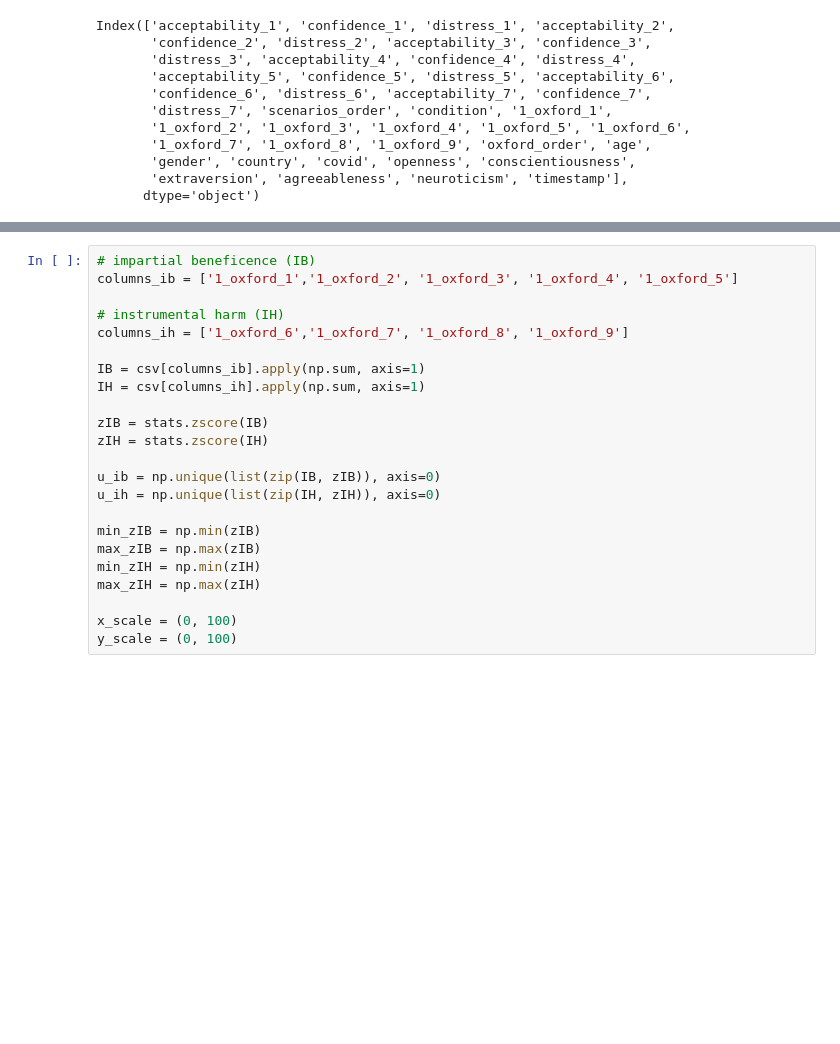
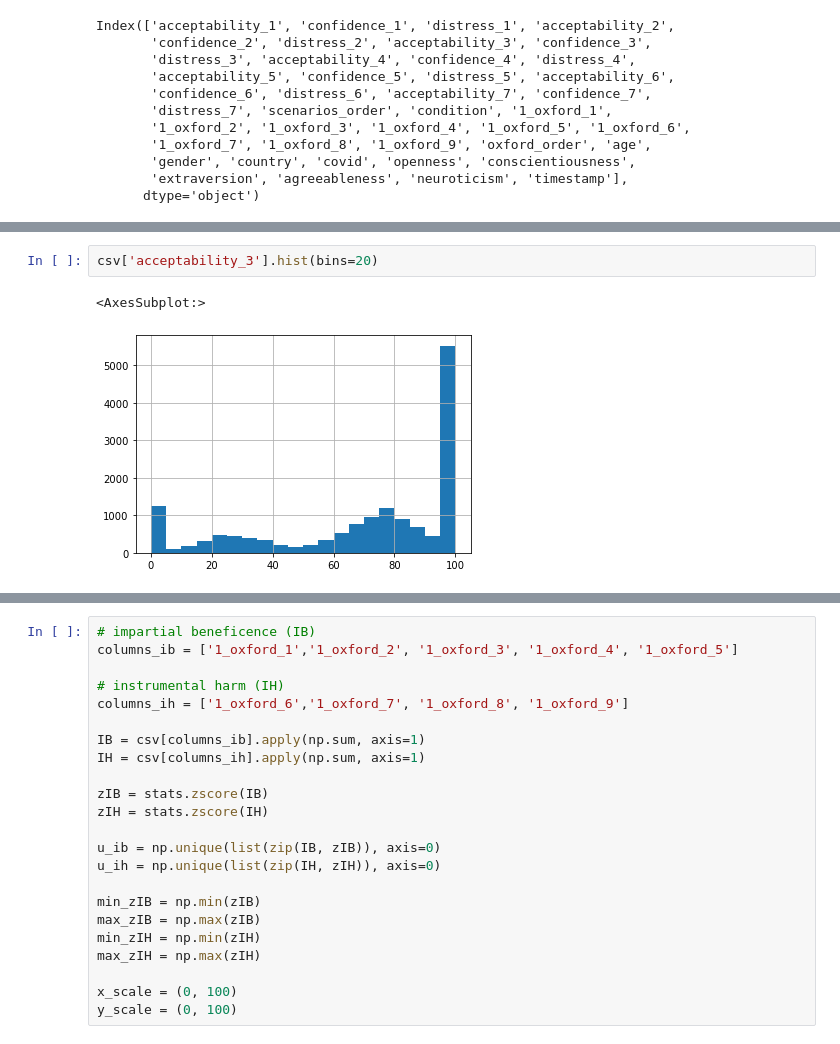
Before and after one commit to juancuiule/eglc-notebooks, a Jupyter notebook: morales-pandemicas/morales-pandemicas.ipynb, the cells around one changed output, grey strips where cells are left out. Drawn from its saved outputs; the diff is of its cells as text; blank space fills up the shorter version.

```diff
--- a/morales-pandemicas/morales-pandemicas.ipynb
+++ b/morales-pandemicas/morales-pandemicas.ipynb
@@ -69,0 +55,5 @@ csv['acceptability_1'].hist(bins=20)
+# %%
+csv['acceptability_3'].hist(bins=20)
+# %% [output]
+<AxesSubplot:>
+[figure, added]
```
Also changed, not shown: parts of 9 cells of this notebook.
